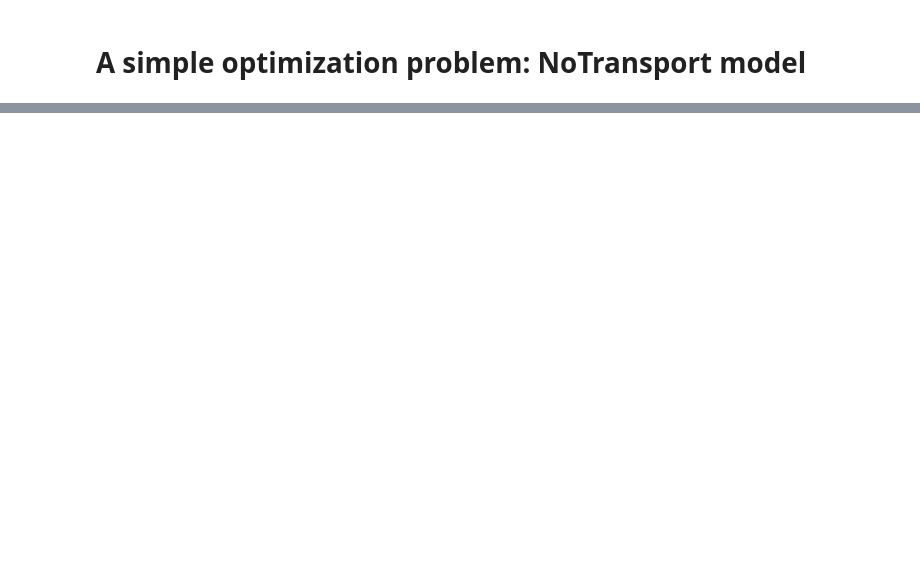
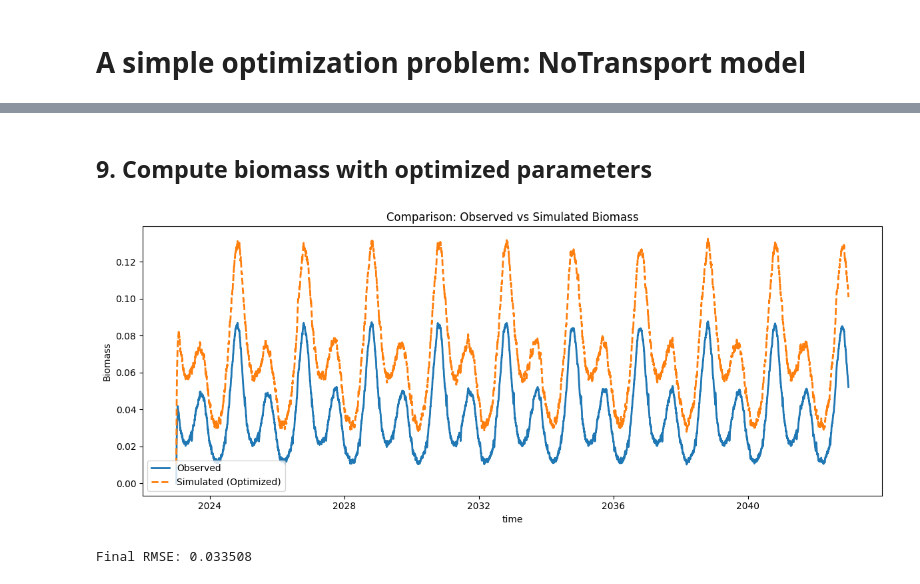
Before and after one commit to Ash12H/seapopym-optimization, a Jupyter notebook: docs/notebooks/simple_example.ipynb, the cells around one changed output, grey strips where cells are left out. Saved outputs shown, nothing was run; the diff lists cells and outputs as text; code cells hidden in the pictures; blank space fills up the shorter version.

```diff
--- a/docs/notebooks/simple_example.ipynb
+++ b/docs/notebooks/simple_example.ipynb
@@ -150,7 +194,12 @@ logbook
 # %%
 metaparam = GeneticAlgorithmParameters(
-    ETA=20, INDPB=0.2, CXPB=0.7, MUTPB=1, NGEN=5, POP_SIZE=10, cost_function_weight=(-1,)
+    ETA=20,
+    INDPB=0.2,
+    CXPB=0.7,
+    MUTPB=1,
+    NGEN=10,
+    POP_SIZE=50,
+    cost_function_weight=(-1,),  # Minimize RMSE
 )
-genetic_algorithm = GeneticAlgorithm(
-    meta_parameter=metaparam, cost_function=cost_function, client=Client(), logbook=logbook
-)
+client = Client()
+client
@@ -163,0 +208,8 @@ optimization_results = genetic_algorithm.optimize()
+# %%
+genetic_algorithm = GeneticAlgorithmFactory.create_distributed(
+    meta_parameter=metaparam,
+    cost_function=cost_function,
+    client=client,
+    logbook=logbook,
+)
+genetic_algorithm
@@ -169,0 +247,6 @@ optimization_results.dataset.weighted_fitness.min("individual").plot()
+# %%
+best_individual = optimization_results.dataset.where(
+    optimization_results.dataset.weighted_fitness == optimization_results.dataset.weighted_fitness.max(),
+    drop=True,
+)
+best_individual
@@ -169,0 +266,4 @@ optimization_results.dataset.weighted_fitness.min("individual").plot()
+# %%
+parameters = dict(zip(list(best_individual.parameter.squeeze().data), list(best_individual.parameters.squeeze().data)))
+# %% [markdown]
+## 9. Compute biomass with optimized parameters
@@ -169,0 +300,19 @@ optimization_results.dataset.weighted_fitness.min("individual").plot()
+# %%
+# Compare observed vs simulated biomass
+fig, ax = plt.subplots(figsize=(12, 5))
+
+observed_biomass.plot(label="Observed", ax=ax, linewidth=2)
+simulated_biomass.plot(label="Simulated (Optimized)", ax=ax, linewidth=2, linestyle="--")
+
+ax.set_title("Comparison: Observed vs Simulated Biomass")
+ax.set_ylabel("Biomass")
+ax.legend()
+plt.tight_layout()
+plt.show()
+
+# Compute final RMSE
+final_rmse = rmse_comparator(simulated_biomass.squeeze(), observation)
+print(f"\nFinal RMSE: {final_rmse:.6f}")
+# %% [output]
+[figure, added]
+Final RMSE: 0.033508
```
Also changed, not shown: parts of 30 cells of this notebook, 4 other files.
